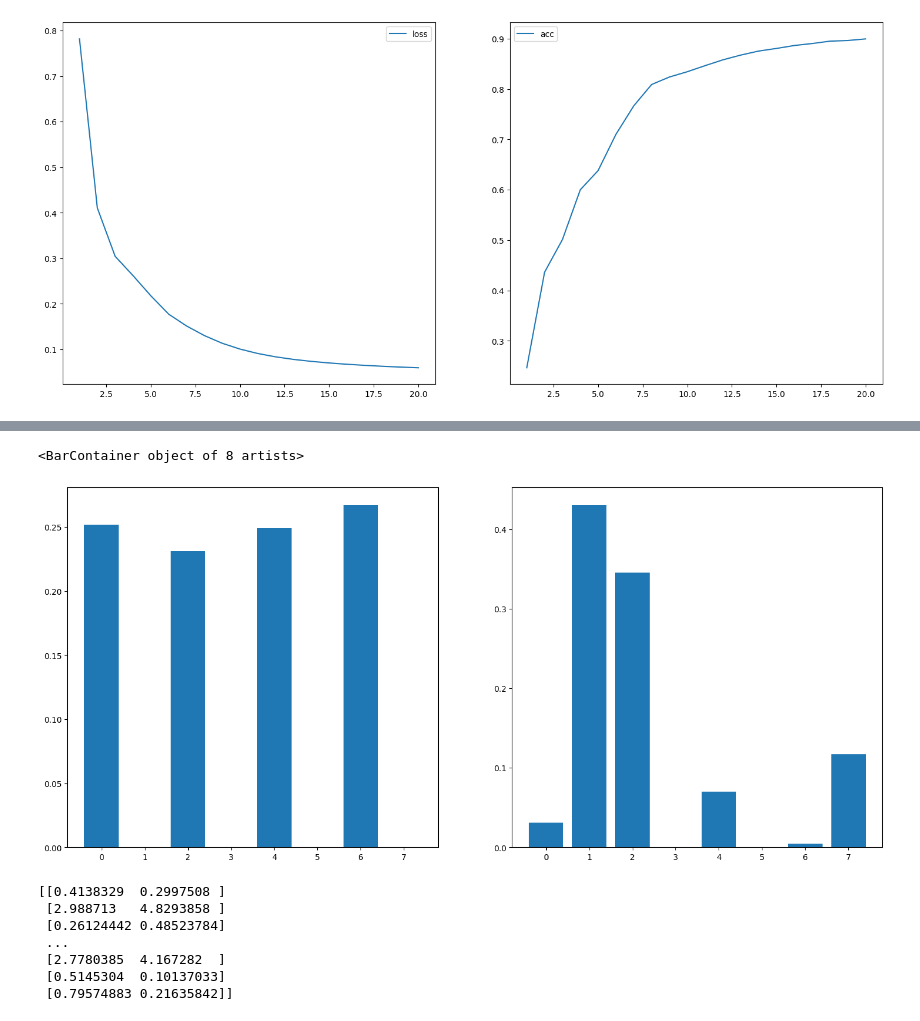
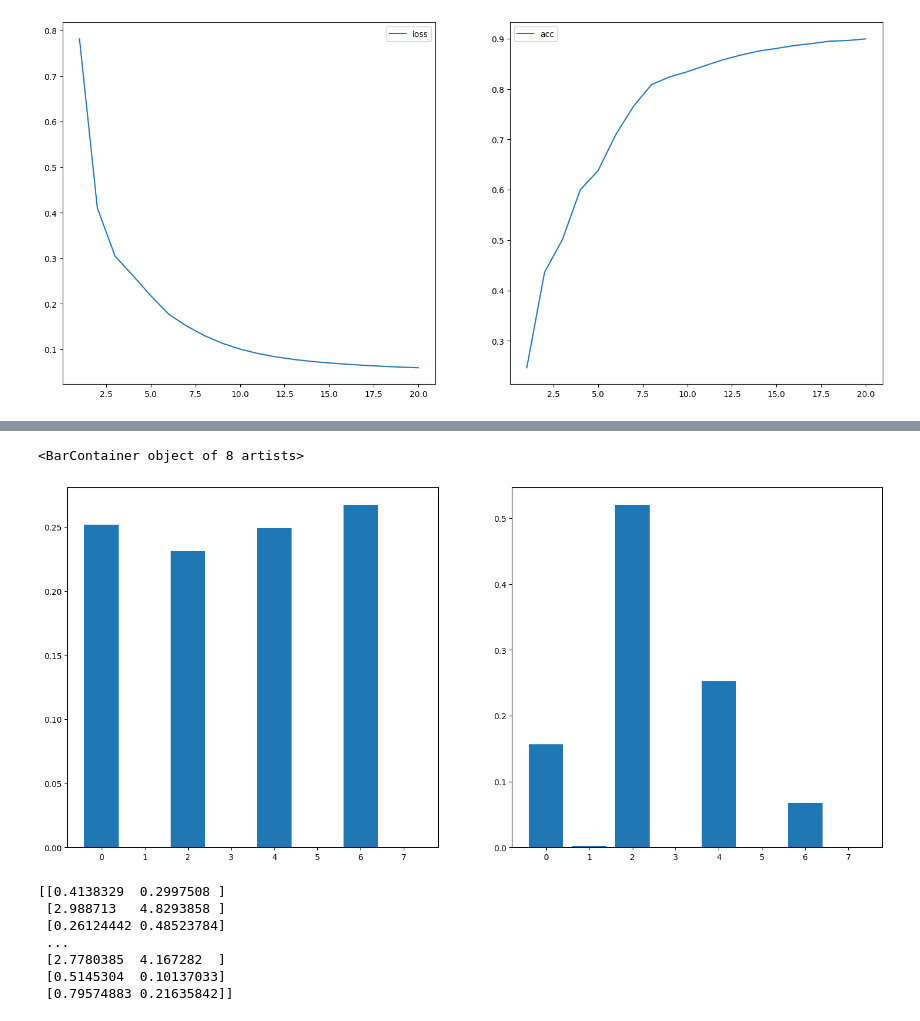
Before and after one commit to filipkojro/qw-defects, a Jupyter notebook: autoencoder_test.ipynb, the cells around one changed output, grey strips where cells are left out. Cells and saved outputs as stored; diff of their text form; code cells hidden in the pictures.

```diff
--- a/autoencoder_test.ipynb
+++ b/autoencoder_test.ipynb
@@ -89,7 +89,7 @@ ax[1].legend()
 # %%
 i = 2
 
-pred = autoencoder.predict(np.array([X[i]]))[0]
+pred = autoencoder.predict(np.array([X_test[i]]))[0]
 
 fig, ax = plt.subplots(ncols=2, figsize=(18,8))
 
@@ -100,5 +100,5 @@ ax[1].bar(np.arange(8), pred)
 <BarContainer object of 8 artists>
-[figure, old version]
+[figure, new version]
 # %%
 encoded_points = np.array(autoencoder.encoder(y))
 
```
Also changed, not shown: parts of 1 cell of this notebook, 1 other file.
